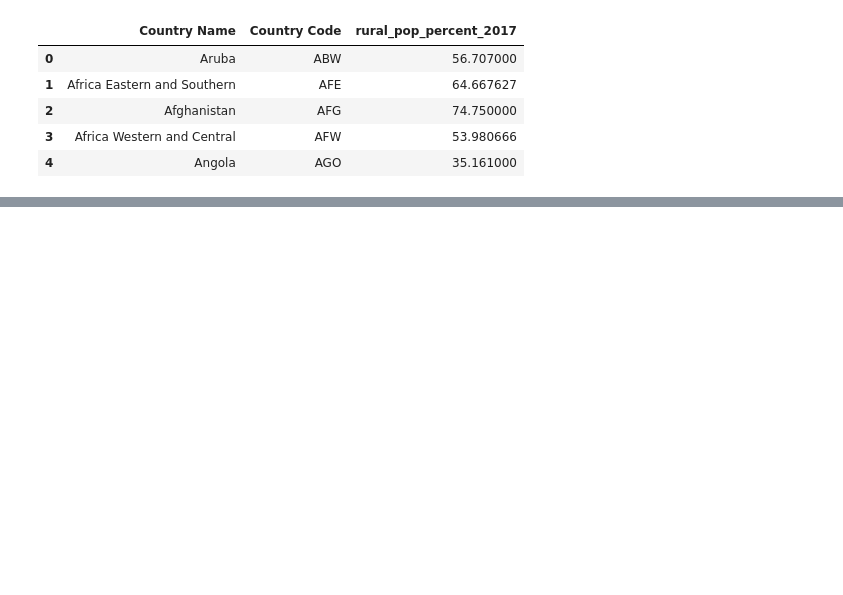
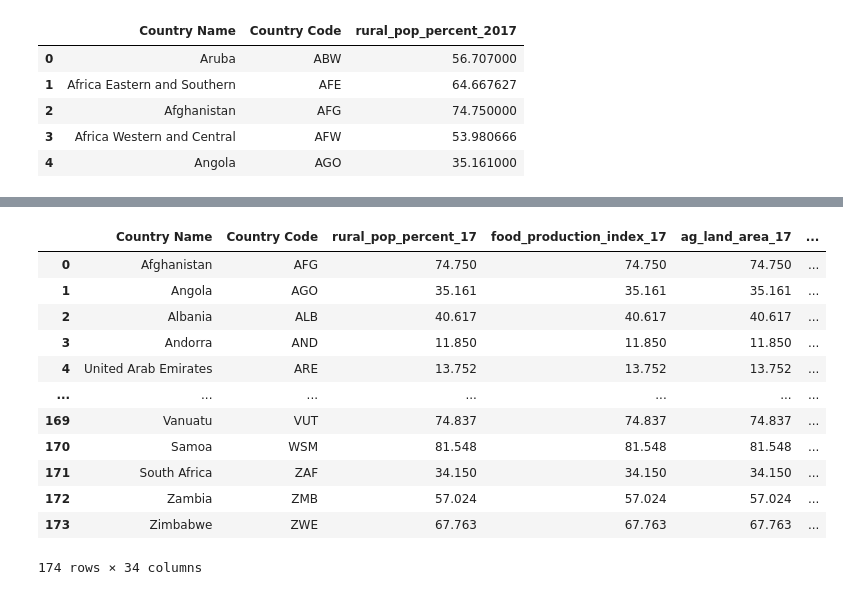
Before and after one commit to pemurp19/Predicting-HDI---Human-Development-Indicators, a Jupyter notebook: code/getting_data.ipynb, the cells around one changed output, grey strips where cells are left out. Saved outputs shown, nothing was run; the diff lists cells and outputs as text; code cells hidden in the pictures; blank space fills up the shorter version.

Commit message:
inital merge with HDI data

```diff
--- a/code/getting_data.ipynb
+++ b/code/getting_data.ipynb
@@ -196,0 +195,4 @@ merged_df.to_csv('../datasets/merged_df.csv', index=False) # saved combined data
+# %%
+target = target[['country', '2017']].copy()
+# %%
+target.rename(columns={'country': 'Country Name', '2017': 'HDI'}, inplace=True)
@@ -196,0 +215,23 @@ merged_df.to_csv('../datasets/merged_df.csv', index=False) # saved combined data
+# %%
+df = pd.read_csv('../datasets/merged_df.csv')
+# %%
+# doing this way (default is 'inner') lowers us to 174 rows.  Some countries have slightly different names in the HDI dataset,
+# and the WB data has some non-countries in it, i.e. 'High Income' and 'Heavily Indebted Poor Countries'
+
+merged = pd.merge(df, target)
+# %%
+merged
+# %% [output]
+|  | Country Name | Country Code | rural_pop_percent_17 | food_production_index_17 | ag_land_area_17 | ... |
+| 0 | Afghanistan | AFG | 74.750 | 74.750 | 74.750 | ... |
+| 1 | Angola | AGO | 35.161 | 35.161 | 35.161 | ... |
+| 2 | Albania | ALB | 40.617 | 40.617 | 40.617 | ... |
+| 3 | Andorra | AND | 11.850 | 11.850 | 11.850 | ... |
+| 4 | United Arab Emirates | ARE | 13.752 | 13.752 | 13.752 | ... |
+| ... | ... | ... | ... | ... | ... | ... |
+| 169 | Vanuatu | VUT | 74.837 | 74.837 | 74.837 | ... |
+| 170 | Samoa | WSM | 81.548 | 81.548 | 81.548 | ... |
+| 171 | South Africa | ZAF | 34.150 | 34.150 | 34.150 | ... |
+| 172 | Zambia | ZMB | 57.024 | 57.024 | 57.024 | ... |
+| 173 | Zimbabwe | ZWE | 67.763 | 67.763 | 67.763 | ... |
+174 rows × 34 columns
```
Also changed, not shown: parts of 6 cells of this notebook, 1 other file.
